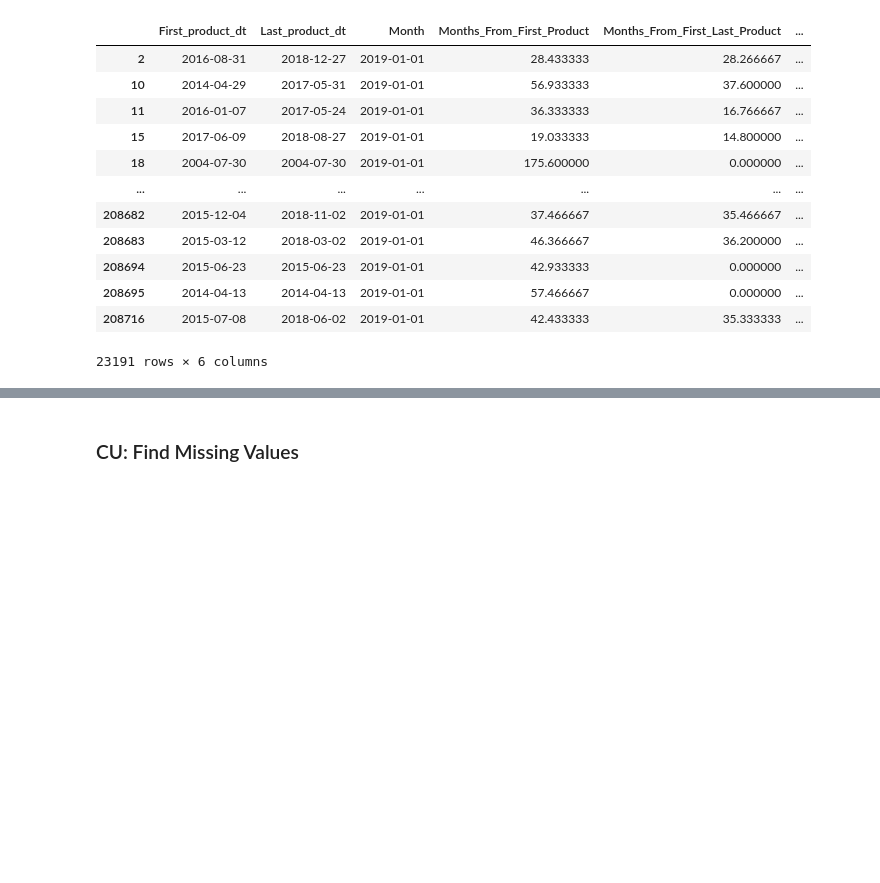
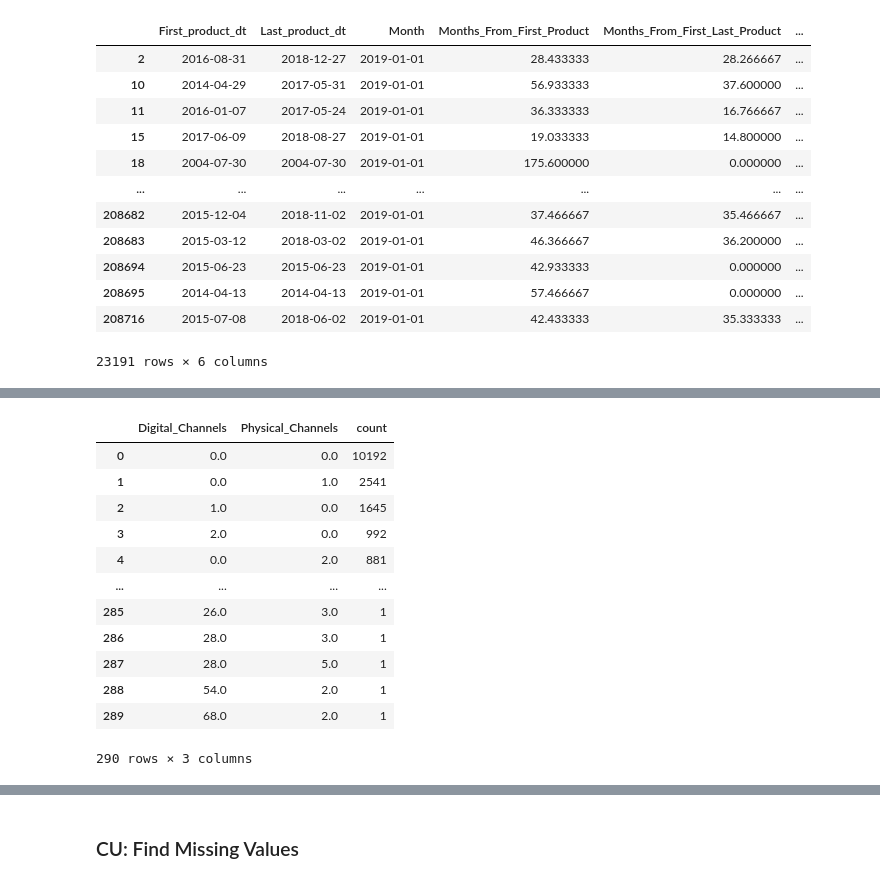
Before and after one commit to comejia/utn-ml-cross-selling, a Jupyter notebook: tp-machine-learning.ipynb, the cells around one changed output, grey strips where cells are left out. Drawn from its saved outputs; the diff is of its cells as text; code cells hidden in the pictures; blank space fills up the shorter version.

```diff
--- a/tp-machine-learning.ipynb
+++ b/tp-machine-learning.ipynb
@@ -434,0 +463,22 @@ identity_features.drop(['First_product_dt', 'Last_product_dt', 'Month'], inplace
+# %%
+# Se agrega la transform feature de Canales digitales y fisicos
+identity_features['Digital_Channels'] = identity_features.Operations_HomeBanking + identity_features.Operations_Mobile +\
+    identity_features.Operations_Ivr + identity_features.Operations_Telemarketer
+
+identity_features['Physical_Channels'] = identity_features.Operations_Bank + identity_features.Operations_Terminal + identity_features.Operations_ATM
+
+identity_features[['Digital_Channels', 'Physical_Channels']].value_counts().reset_index()
+# %% [output]
+|  | Digital_Channels | Physical_Channels | count |
+| 0 | 0.0 | 0.0 | 10192 |
+| 1 | 0.0 | 1.0 | 2541 |
+| 2 | 1.0 | 0.0 | 1645 |
+| 3 | 2.0 | 0.0 | 992 |
+| 4 | 0.0 | 2.0 | 881 |
+| ... | ... | ... | ... |
+| 285 | 26.0 | 3.0 | 1 |
+| 286 | 28.0 | 3.0 | 1 |
+| 287 | 28.0 | 5.0 | 1 |
+| 288 | 54.0 | 2.0 | 1 |
+| 289 | 68.0 | 2.0 | 1 |
+290 rows × 3 columns
```
Also changed, not shown: parts of 21 cells of this notebook, 2 other files.
